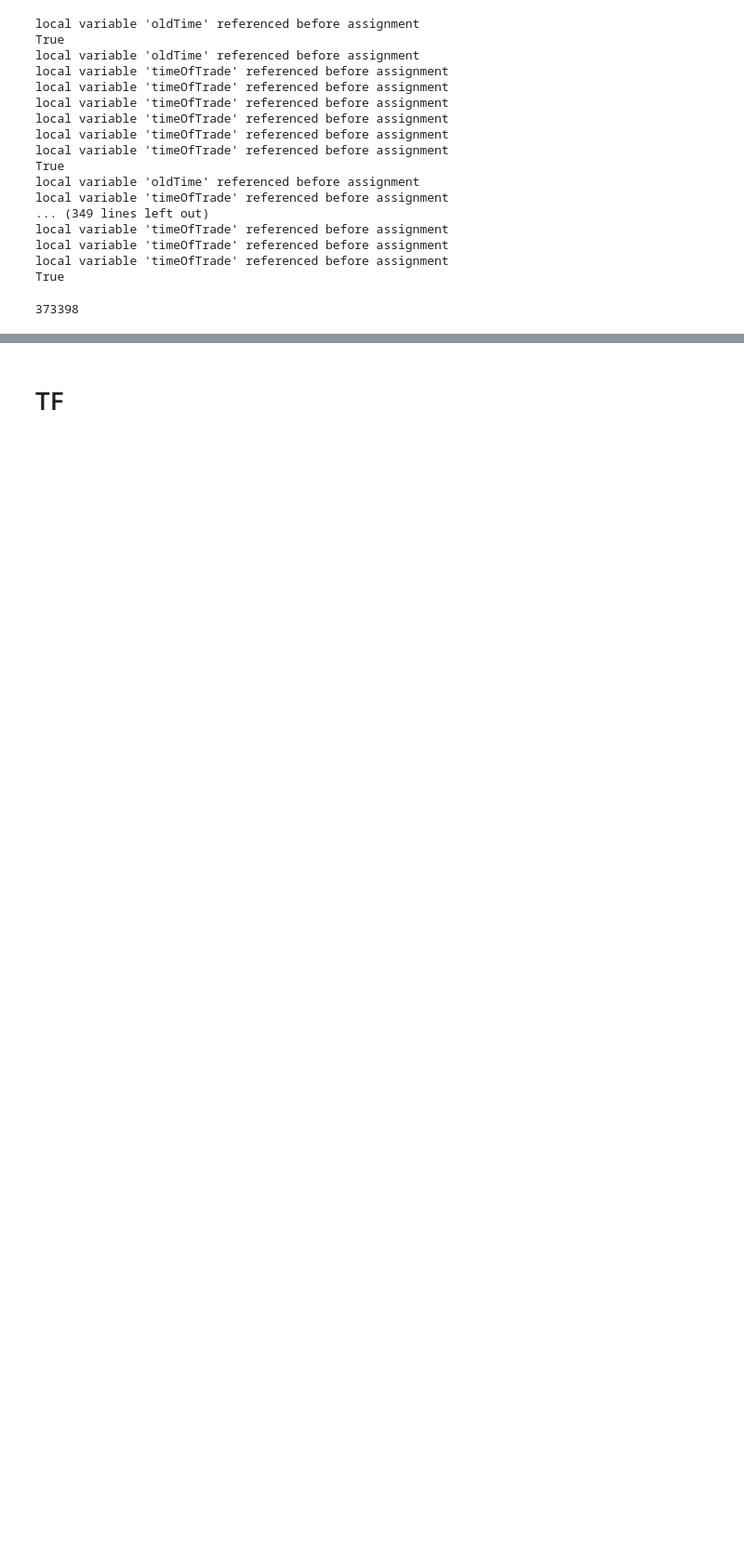
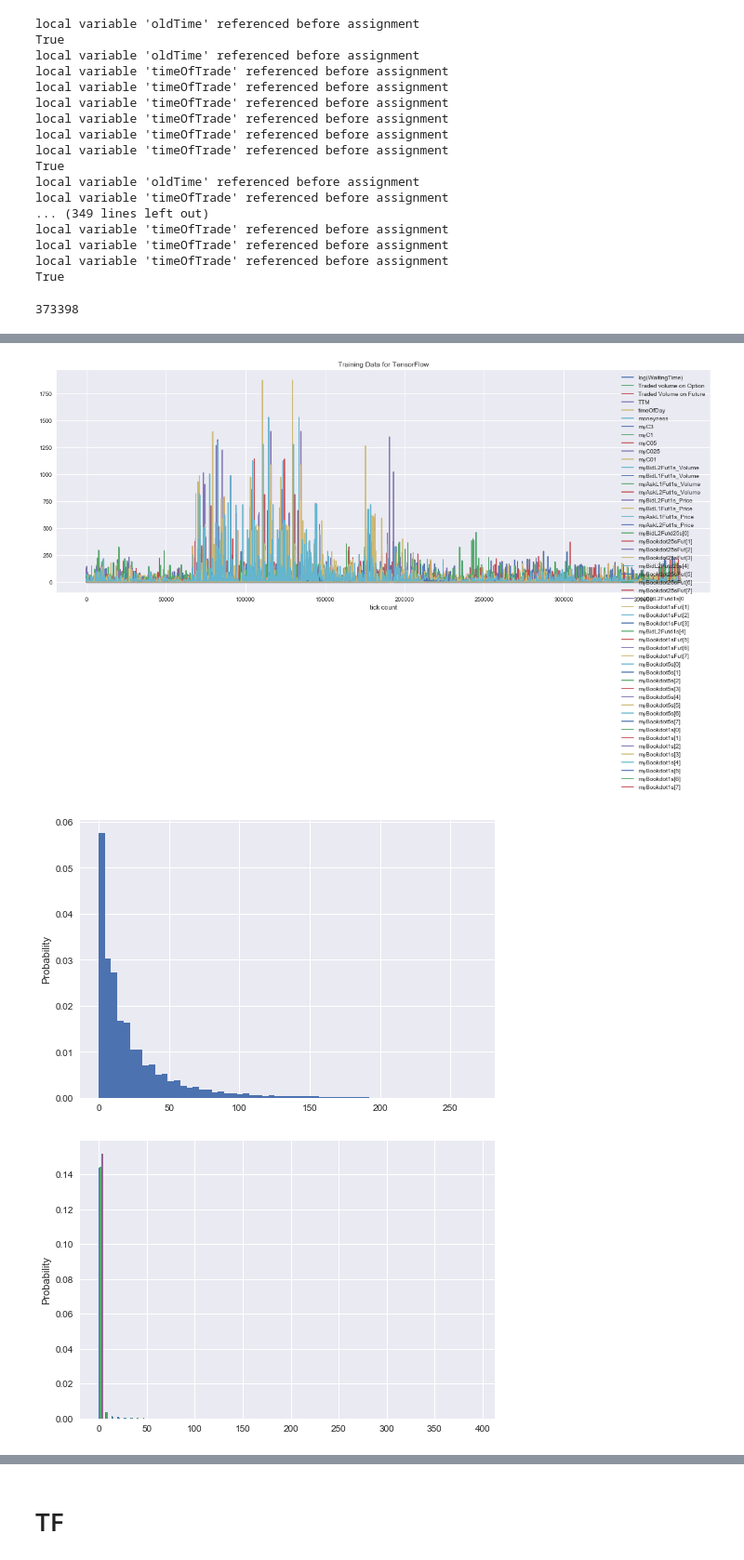
Before and after one commit to LouisEchard/ML_MiniProjects, a Jupyter notebook: WaitingTimePredictionPart1 - v2.ipynb, the cells around one changed output, grey strips where cells are left out. Shown at 93% size. Cells and saved outputs as stored; diff of their text form; code cells hidden in the pictures; blank space fills up the shorter version.

```diff
--- a/WaitingTimePredictionPart1 - v2.ipynb
+++ b/WaitingTimePredictionPart1 - v2.ipynb
@@ -636,24 +659,31 @@ len(WaitingTimeAndTrade_TrueTest)
 
 #save these files, in case of.
 def backupFiles():
-    np.savetxt('XsTrain.txt', WaitingTimeAndTrade, fmt='%.5f')
-    np.savetxt('YsTrain.txt', target, fmt='%.5f')
+    np.savetxt('XsTrain.txt', WaitingTimeAndTrade, fmt='%.7f')
+    np.savetxt('YsTrain.txt', target, fmt='%.7f')
+    np.savetxt('YsBookTrain.txt', target, fmt='%.7f')
 
-    np.savetxt('XsTest.txt', WaitingTimeAndTrade_TrueTest, fmt='%.5f')
-    np.savetxt('YsTest.txt', target_TrueTest, fmt='%.5f')
+    np.savetxt('XsTest.txt', WaitingTimeAndTrade_TrueTest, fmt='%.7f')
+    np.savetxt('YsTest.txt', target_TrueTest, fmt='%.7f')
+    np.savetxt('YsBookTest.txt', targetBook_TrueTest, fmt='%.7f')
 
-
-def loadBackupFiles(isX=True, isTrain=True):
+def loadBackupFiles(isX=True, isTrain=True, isBookPred=False):
     if isTrain:
         if isX:
-            return np.loadtxt('XsTrain.txt', dtype=int)
+            return np.loadtxt('XsTrain.txt', dtype=float)
         else :
-            return np.loadtxt('YsTrain.txt', dtype=int)
+            if isBookPred:
+                return np.loadtxt('YsBookTrain.txt', dtype=float)
+            else:
+                return np.loadtxt('YsTrain.txt', dtype=int)
     else:
         if isX:
-            return np.loadtxt('XsTest.txt', dtype=int)
+            return np.loadtxt('XsTest.txt', dtype=float)
         else :
-            return np.loadtxt('YsTest.txt', dtype=int)
+            if isBookPred:
+                return np.loadtxt('YsBookTest.txt', dtype=float)
+            else:
+                return np.loadtxt('YsTest.txt', dtype=int)
 
 
 #add to our data, the backupdata ?
@@ -673,15 +703,30 @@ target_TrueTest = np.array(target_TrueTest.reshape(len(target_TrueTest),1))
 # %%
 plt.figure(figsize=(20,7))
 plt.title('Training Data for TensorFlow')
 plt.plot(WaitingTimeAndTrade)
-plt.legend(['log(WaitingTime)','Traded volume on Option','Traded Volume on Future','TTM', 'timeOfDay', 'moneyness', 'myC3', 'myC1', 'myC05', 'myC025', 'myC01'])
+plt.legend(['log(WaitingTime)','Traded volume on Option','Traded Volume on Future','TTM', 'timeOfDay', 'moneyness',\
+            'myC3', 'myC1', 'myC05', 'myC025', 'myC01',\
+            'myBidL2Fut1s_Volume','myBidL1Fut1s_Volume','myAskL1Fut1s_Volume','myAskL2Fut1s_Volume',\
+            'myBidL2Fut1s_Price','myBidL1Fut1s_Price','myAskL1Fut1s_Price','myAskL2Fut1s_Price',\
+            'myBidL2Futd25s[0]','myBookdot25sFut[1]','myBookdot25sFut[2]','myBookdot25sFut[3]',\
+            'myBidL2Futd25s[4]','myBookdot25sFut[5]','myBookdot25sFut[6]','myBookdot25sFut[7]',\
+            'myBidL2Futd1s[0','myBookdot1sFut[1]','myBookdot1sFut[2]','myBookdot1sFut[3]',\
+            'myBidL2Futd1s[4]','myBookdot1sFut[5]','myBookdot1sFut[6]','myBookdot1sFut[7]',\
+            'myBookdot5s[0]','myBookdot5s[1]','myBookdot5s[2]','myBookdot5s[3]',\
+            'myBookdot5s[4]','myBookdot5s[5]','myBookdot5s[6]','myBookdot5s[7]',\
+            'myBookdot1s[0]','myBookdot1s[1]','myBookdot1s[2]','myBookdot1s[3]',\
+            'myBookdot1s[4]','myBookdot1s[5]','myBookdot1s[6]','myBookdot1s[7]'])
 plt.xlabel('tick count')
 plt.show()
 
 plt.hist(target, normed=True, bins=60)
 plt.ylabel('Probability')
 plt.show()
 
 plt.hist(targetBook, normed=True, bins=60)
 plt.ylabel('Probability')
 plt.show()
+# %% [output]
+[figure, added]
+[figure, added]
+[figure, added]
```
Also changed, not shown: parts of 16 cells of this notebook.
